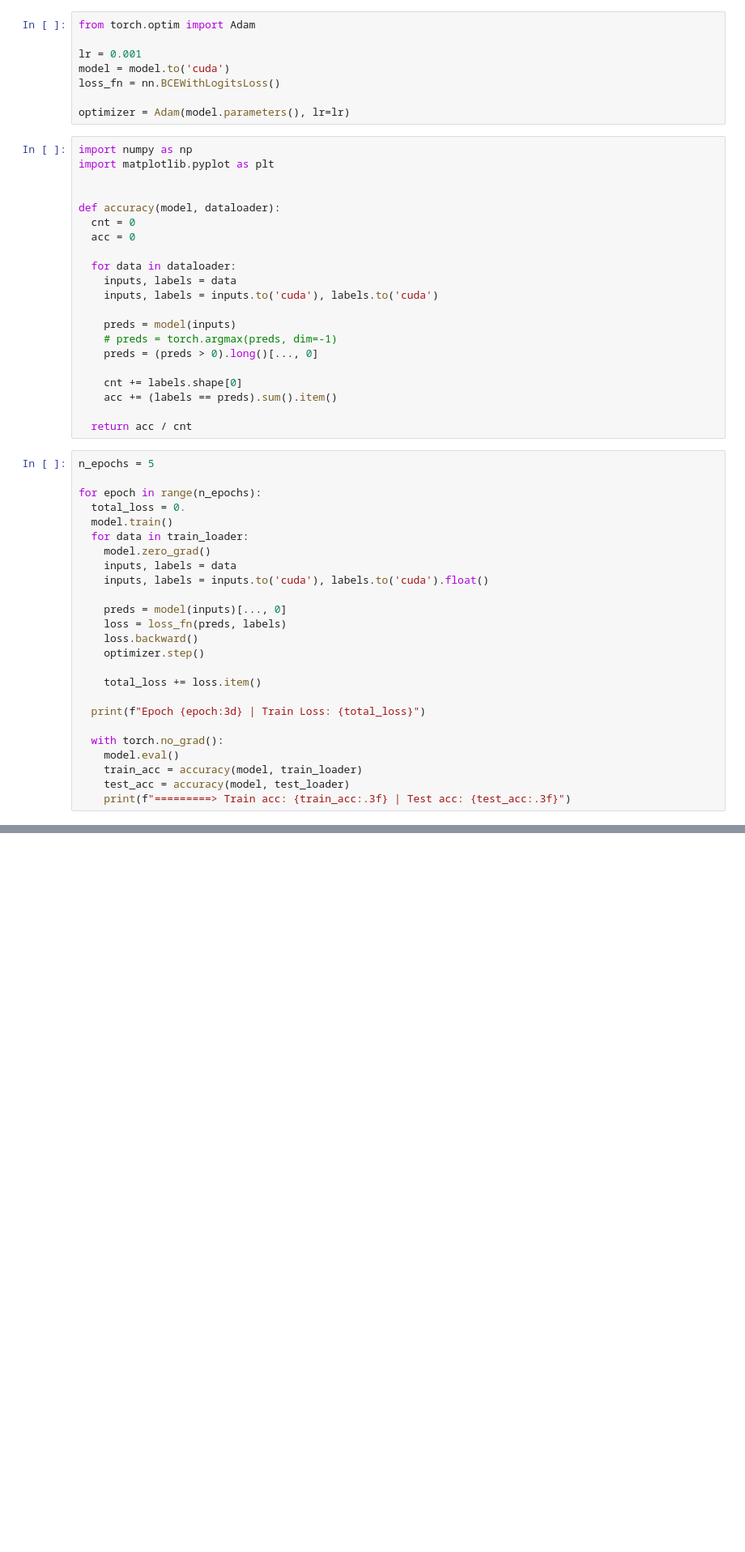
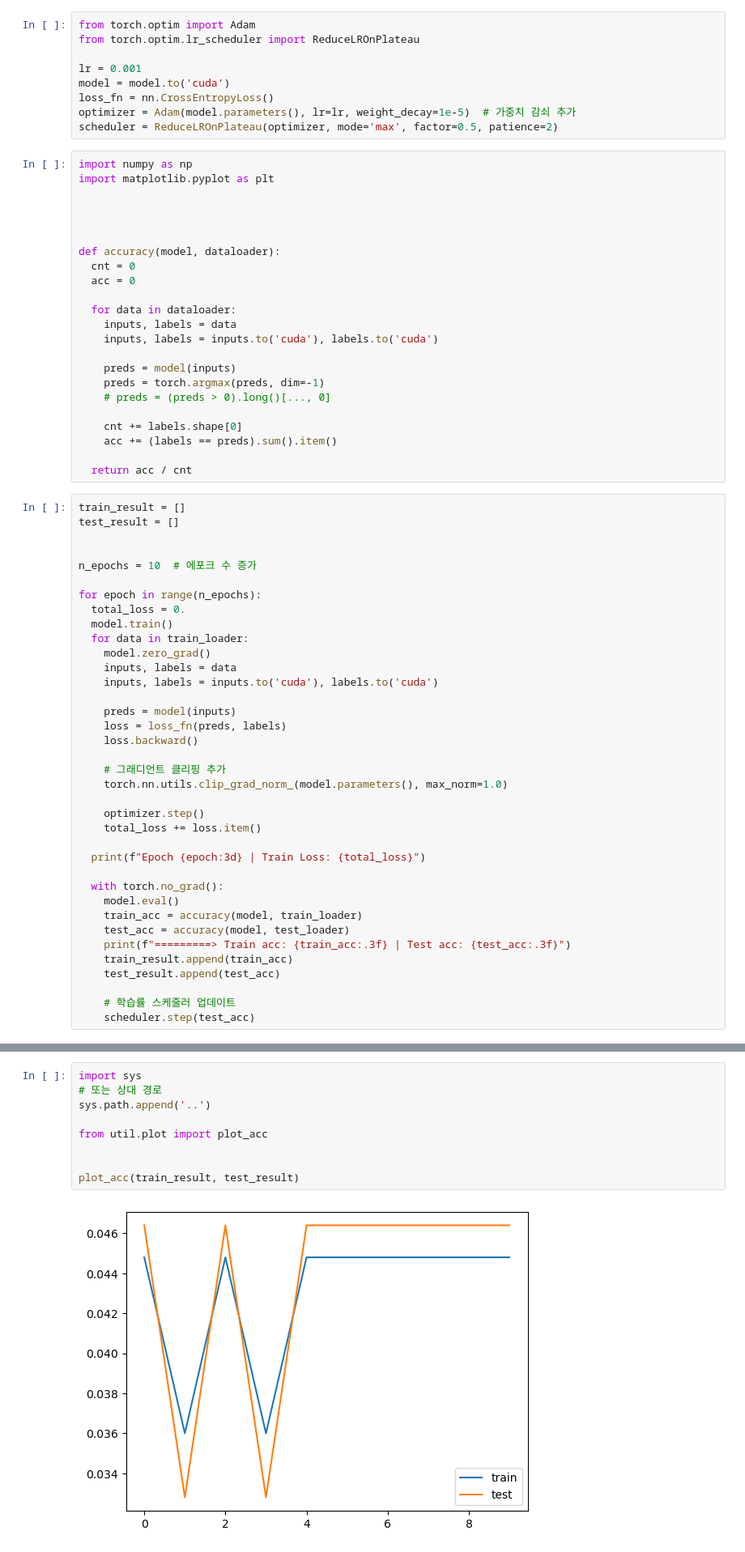
Before and after one commit to mineclover/pytorch-example, a Jupyter notebook: 02-test/basic.ipynb, the cells around one changed output, grey strips where cells are left out. Shown: that part at 81% size. Saved outputs shown, nothing was run; the diff lists cells and outputs as text; blank space fills up the shorter version.

```diff
--- a/02-test/basic.ipynb
+++ b/02-test/basic.ipynb
@@ -216,15 +381,18 @@ model = TextClassifier(len(tokenizer), 32, 2, 32)
 학습하는 코드는 기존 실습들과 동일하기 때문에 마지막 결과만 살펴보도록 하겠습니다.
 # %%
 from torch.optim import Adam
+from torch.optim.lr_scheduler import ReduceLROnPlateau
 
 lr = 0.001
 model = model.to('cuda')
-loss_fn = nn.BCEWithLogitsLoss()
-
-optimizer = Adam(model.parameters(), lr=lr)
+loss_fn = nn.CrossEntropyLoss()
+optimizer = Adam(model.parameters(), lr=lr, weight_decay=1e-5)  # 가중치 감쇠 추가
+scheduler = ReduceLROnPlateau(optimizer, mode='max', factor=0.5, patience=2)
 # %%
 import numpy as np
 import matplotlib.pyplot as plt
+
+
 
 
 def accuracy(model, dataloader):
@@ -236,15 +404,19 @@ def accuracy(model, dataloader):
     inputs, labels = inputs.to('cuda'), labels.to('cuda')
 
     preds = model(inputs)
-    # preds = torch.argmax(preds, dim=-1)
-    preds = (preds > 0).long()[..., 0]
+    preds = torch.argmax(preds, dim=-1)
+    # preds = (preds > 0).long()[..., 0]
 
     cnt += labels.shape[0]
     acc += (labels == preds).sum().item()
 
   return acc / cnt
 # %%
-n_epochs = 5
+train_result = []
+test_result = []
+
+
+n_epochs = 10  # 에포크 수 증가
 
 for epoch in range(n_epochs):
   total_loss = 0.
@@ -252,13 +424,16 @@ for epoch in range(n_epochs):
   for data in train_loader:
     model.zero_grad()
     inputs, labels = data
-    inputs, labels = inputs.to('cuda'), labels.to('cuda').float()
+    inputs, labels = inputs.to('cuda'), labels.to('cuda')
 
-    preds = model(inputs)[..., 0]
+    preds = model(inputs)
     loss = loss_fn(preds, labels)
     loss.backward()
+
+    # 그래디언트 클리핑 추가
+    torch.nn.utils.clip_grad_norm_(model.parameters(), max_norm=1.0)
+
     optimizer.step()
-
     total_loss += loss.item()
 
   print(f"Epoch {epoch:3d} | Train Loss: {total_loss}")
@@ -268,4 +443,9 @@ for epoch in range(n_epochs):
     train_acc = accuracy(model, train_loader)
     test_acc = accuracy(model, test_loader)
     print(f"=========> Train acc: {train_acc:.3f} | Test acc: {test_acc:.3f}")
+    train_result.append(train_acc)
+    test_result.append(test_acc)
+
+    # 학습률 스케줄러 업데이트
+    scheduler.step(test_acc)
 # %% [output]
@@ -289,0 +533,11 @@ KeyboardInterrupt:
+# %%
+import sys
+# 또는 상대 경로
+sys.path.append('..')
+
+from util.plot import plot_acc
+
+
+plot_acc(train_result, test_result)
+# %% [output]
+[figure, added]
```
Also changed, not shown: parts of 15 cells of this notebook, 2 other files.
